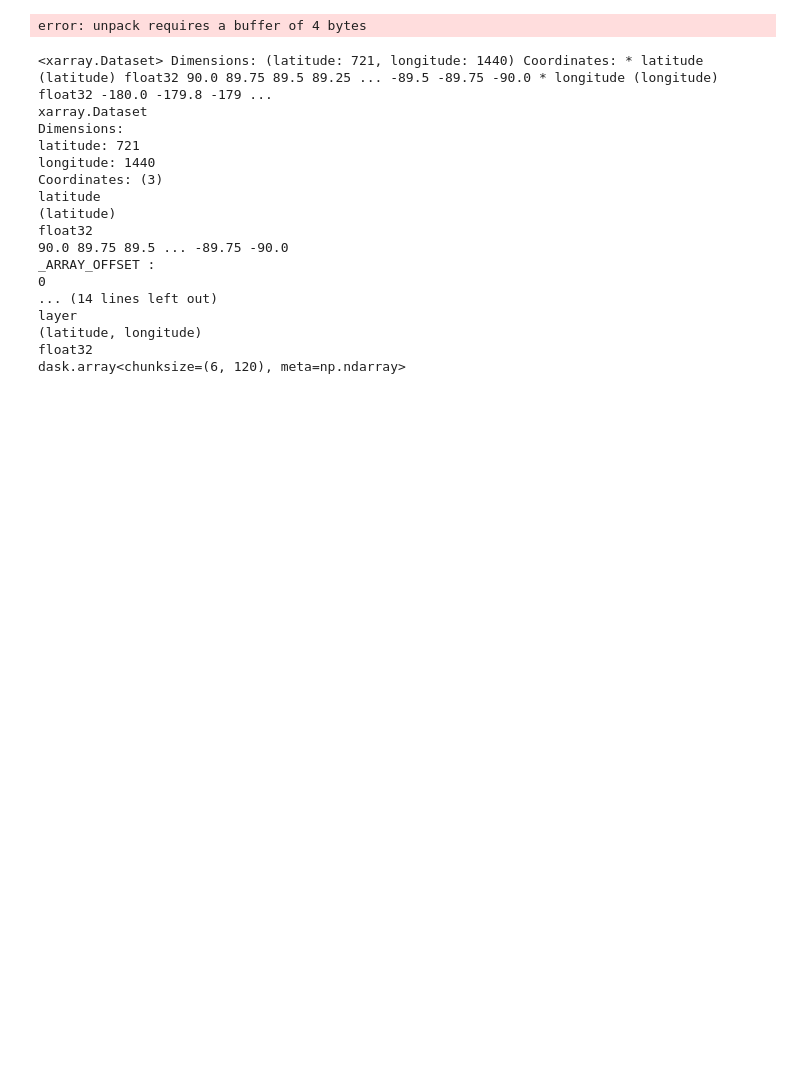
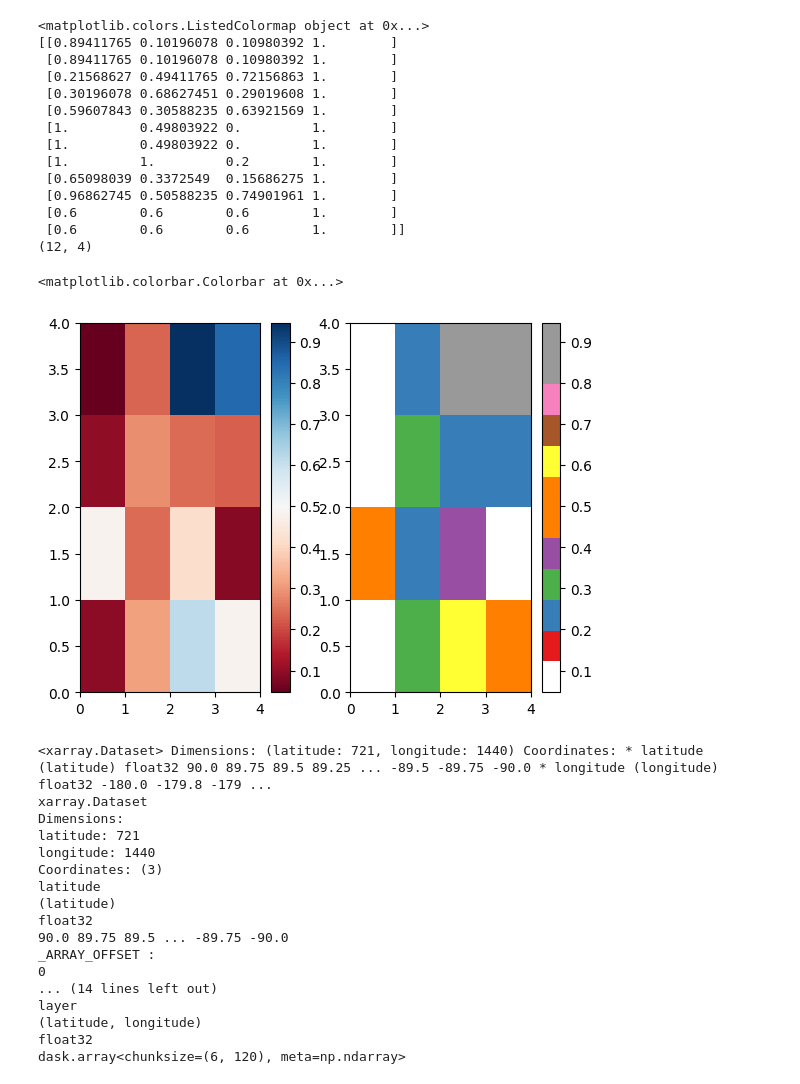
Before and after one commit to earthnet2021/earthnet-models-pytorch, a Jupyter notebook: Data_analysis/deep_extremes.ipynb, the cells around one changed output. Drawn from its saved outputs; the diff is of its cells as text; code cells hidden in the pictures; blank space fills up the shorter version.

```diff
--- a/Data_analysis/deep_extremes.ipynb
+++ b/Data_analysis/deep_extremes.ipynb
@@ -11,11 +11,53 @@ def coordstolongitude(x):
 # %%
 import xarray as xr
 data = xr.open_zarr("/Net/Groups/BGI/scratch/crobin/PythonProjects/EarthNet/earthnet2023_veg_type_small.zarr")
-# %%
-import struct
-struct.unpack('f', data.sel(lon=1.2336232249214368, lat=33.888917330609324, method = 'nearest').veg_type.values)
-# %% [output]
-error: unpack requires a buffer of 4 bytes
+# %%
+import numpy as np
+import matplotlib.pylab as pl
+from matplotlib.colors import ListedColormap
+from matplotlib import pyplot as plt
+
+
+# Random data
+data1 = np.random.random((4,4))
+
+# Choose colormap
+cmap =  plt.get_cmap('Set1', lut=12)
+print(cmap)
+# Get the colormap colors
+my_cmap = cmap(np.arange(cmap.N))
+print(my_cmap)
+print(my_cmap.shape)
+# Set alpha
+my_cmap[0,-1] = 0
+# Create new colormap
+my_cmap = ListedColormap(my_cmap)
+
+pl.figure()
+pl.subplot(121)
+pl.pcolormesh(data1, cmap=pl.cm.RdBu)
+pl.colorbar()
+
+pl.subplot(122)
+pl.pcolormesh(data1, cmap=my_cmap)
+pl.colorbar()
+# %% [output]
+<matplotlib.colors.ListedColormap object at 0x...>
+[[0.89411765 0.10196078 0.10980392 1.        ]
+ [0.89411765 0.10196078 0.10980392 1.        ]
+ [0.21568627 0.49411765 0.72156863 1.        ]
+ [0.30196078 0.68627451 0.29019608 1.        ]
+ [0.59607843 0.30588235 0.63921569 1.        ]
+ [1.         0.49803922 0.         1.        ]
+ [1.         0.49803922 0.         1.        ]
+ [1.         1.         0.2        1.        ]
+ [0.65098039 0.3372549  0.15686275 1.        ]
+ [0.96862745 0.50588235 0.74901961 1.        ]
+ [0.6        0.6        0.6        1.        ]
+ [0.6        0.6        0.6        1.        ]]
+(12, 4)
+<matplotlib.colorbar.Colorbar at 0x...>
+[figure, added]
 # %%
 dsc = data.sel(time="2021-03-01").roll(longitude = 180*4, roll_coords=True)
 dscc = dsc.assign_coords(longitude = coordstolongitude(dsc.longitude))
```
Also changed, not shown: 2 other files.
